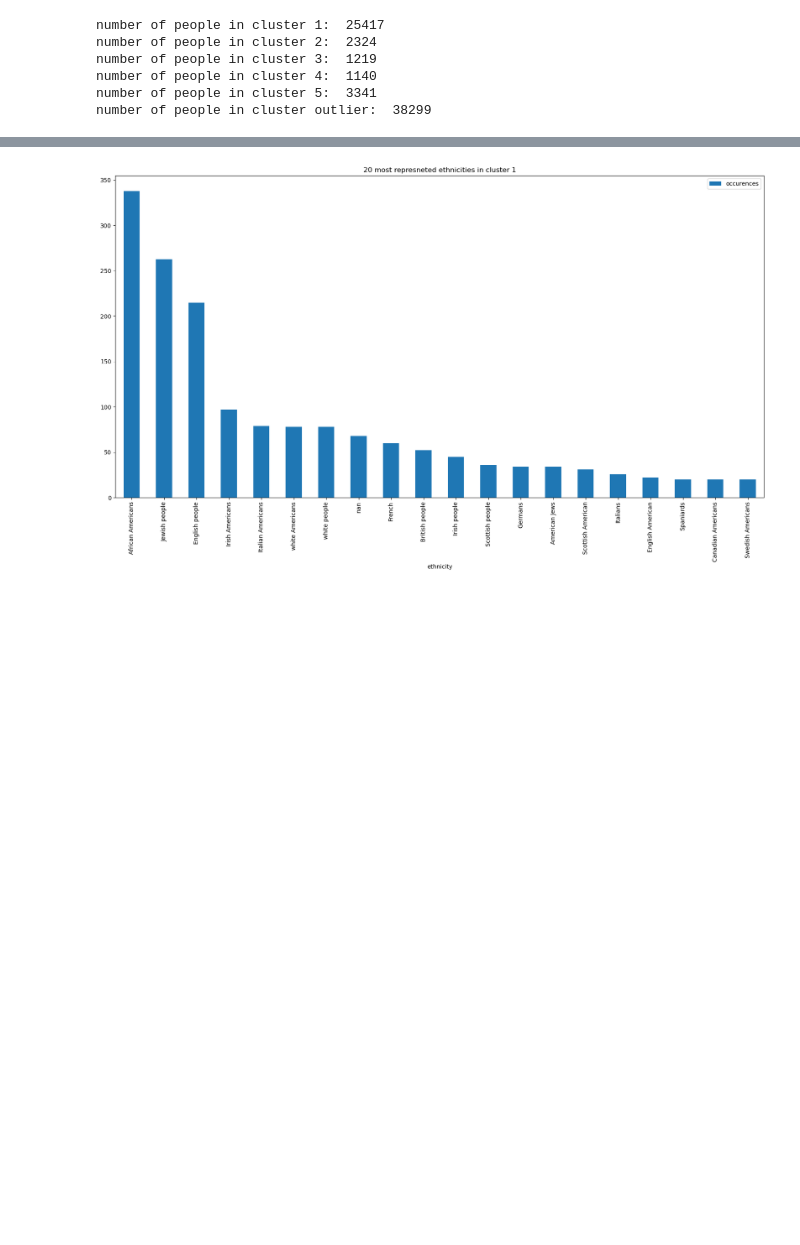
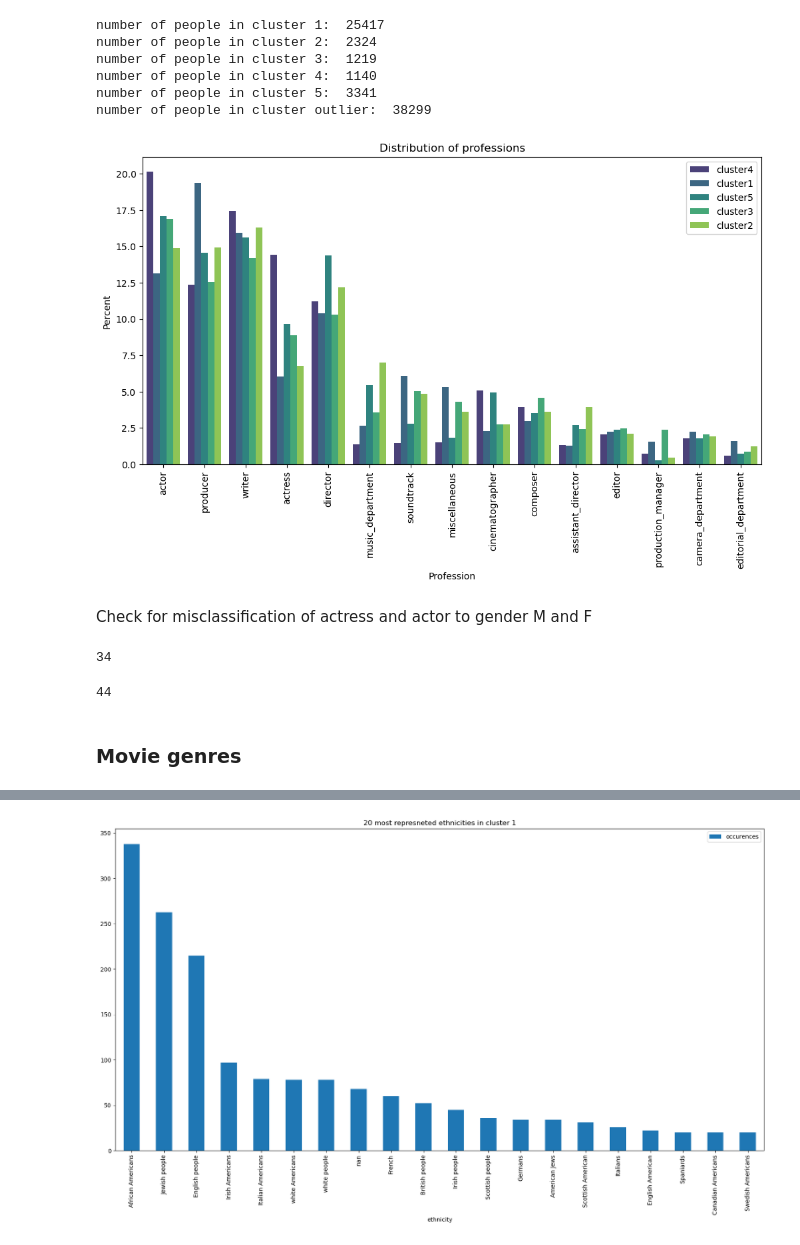
Before and after one commit to epfl-ada/ada-2022-project-tacocat, a Jupyter notebook: src/cluster.ipynb, the cells around one changed output, grey strips where cells are left out. Drawn from its saved outputs; the diff is of its cells as text; code cells hidden in the pictures; blank space fills up the shorter version.

Commit message:
cluster analysis

```diff
--- a/src/cluster.ipynb
+++ b/src/cluster.ipynb
@@ -71,6 +46,67 @@ number of people in cluster 3:  1219
 number of people in cluster 4:  1140
 number of people in cluster 5:  3341
 number of people in cluster outlier:  38299
+# %%
+cluster1_jobs = pd.DataFrame([j for l in cluster1.primary_profession.dropna().values for j in l], columns=['Profession']).value_counts(normalize=True).mul(100).rename('Percent').reset_index()
+cluster2_jobs = pd.DataFrame([j for l in cluster2.primary_profession.dropna().values for j in l], columns=['Profession']).value_counts(normalize=True).mul(100).rename('Percent').reset_index()
+cluster3_jobs = pd.DataFrame([j for l in cluster3.primary_profession.dropna().values for j in l], columns=['Profession']).value_counts(normalize=True).mul(100).rename('Percent').reset_index()
+cluster4_jobs = pd.DataFrame([j for l in cluster4.primary_profession.dropna().values for j in l], columns=['Profession']).value_counts(normalize=True).mul(100).rename('Percent').reset_index()
+cluster5_jobs = pd.DataFrame([j for l in cluster5.primary_profession.dropna().values for j in l], columns=['Profession']).value_counts(normalize=True).mul(100).rename('Percent').reset_index()
+
+
+
+cluster1_jobs['Cluster'] = 'cluster1'
+cluster2_jobs['Cluster'] = 'cluster2'
+cluster3_jobs['Cluster'] = 'cluster3'
+cluster4_jobs['Cluster'] = 'cluster4'
+cluster5_jobs['Cluster'] = 'cluster5'
+
+
+# plot distribution values in descending order of total percentenage across both outliers and clusters
+data = pd.concat([cluster1_jobs, cluster2_jobs, cluster3_jobs, cluster4_jobs, cluster5_jobs]).sort_values(by='Percent', ascending=False)
+agg = data.groupby(['Profession']).sum().sort_values(by=['Percent'], ascending=False)
+agg.drop(agg[agg['Percent'] < 3].index, inplace=True)
+data = data[data['Profession'].isin(agg.index)]
+sns.barplot(data=data, x='Profession', y='Percent', hue='Cluster', palette='viridis')
+
+
+ax = plt.gca()
+handles, labels = ax.get_legend_handles_labels()
+ax.legend(handles=handles, labels=labels)
+plt.legend(loc='upper right')
+
+ax.figure.set_size_inches(12, 6)
+
+plt.title("Distribution of professions")
+plt.xticks(rotation=90)
+
+# plt.savefig(RESULTS_PATH + 'outliers_professions_distribution.png', bbox_inches='tight', dpi=500)
+
+plt.show()
+# %% [output]
+[figure, added]
+# %% [markdown]
+Check for misclassification of actress and actor to gender M and F
+# %%
+#get entries in people taht have entry F for 'gender' and actor for 'primary_profession'
+f = people[['gender', 'primary_profession']].dropna()
+#drop all entries that are not actress
+f = f[['actress' in x for x in f['primary_profession']]]
+f = f[f['gender'] == 'M']
+len(f)
+# %% [output]
+34
+# %%
+#get entries in people taht have entry F for 'gender' and actor for 'primary_profession'
+m = people[['gender', 'primary_profession']].dropna()
+#drop all entries that are not actress
+m = m[['actor' in x for x in m['primary_profession']]]
+m = m[m['gender'] == 'F']
+len(m)
+# %% [output]
+44
+# %% [markdown]
+### Movie genres
 # %%
 #get all titles of movies in cluster 1 from columns known_for_titles. each entry is a list of titles. save all titles in a list, removing duplicates
 def get_titles(cluster):
```
Also changed, not shown: parts of 47 cells of this notebook, 1 other file.
